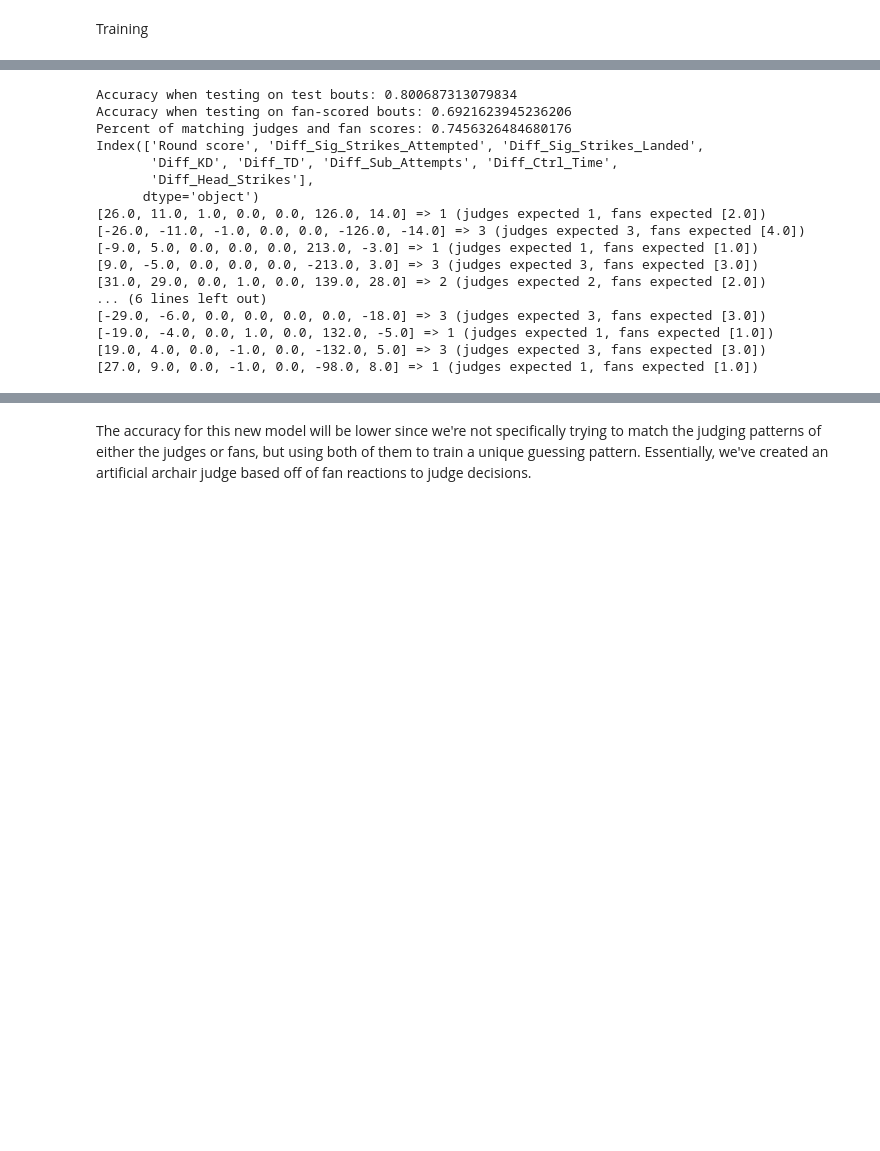
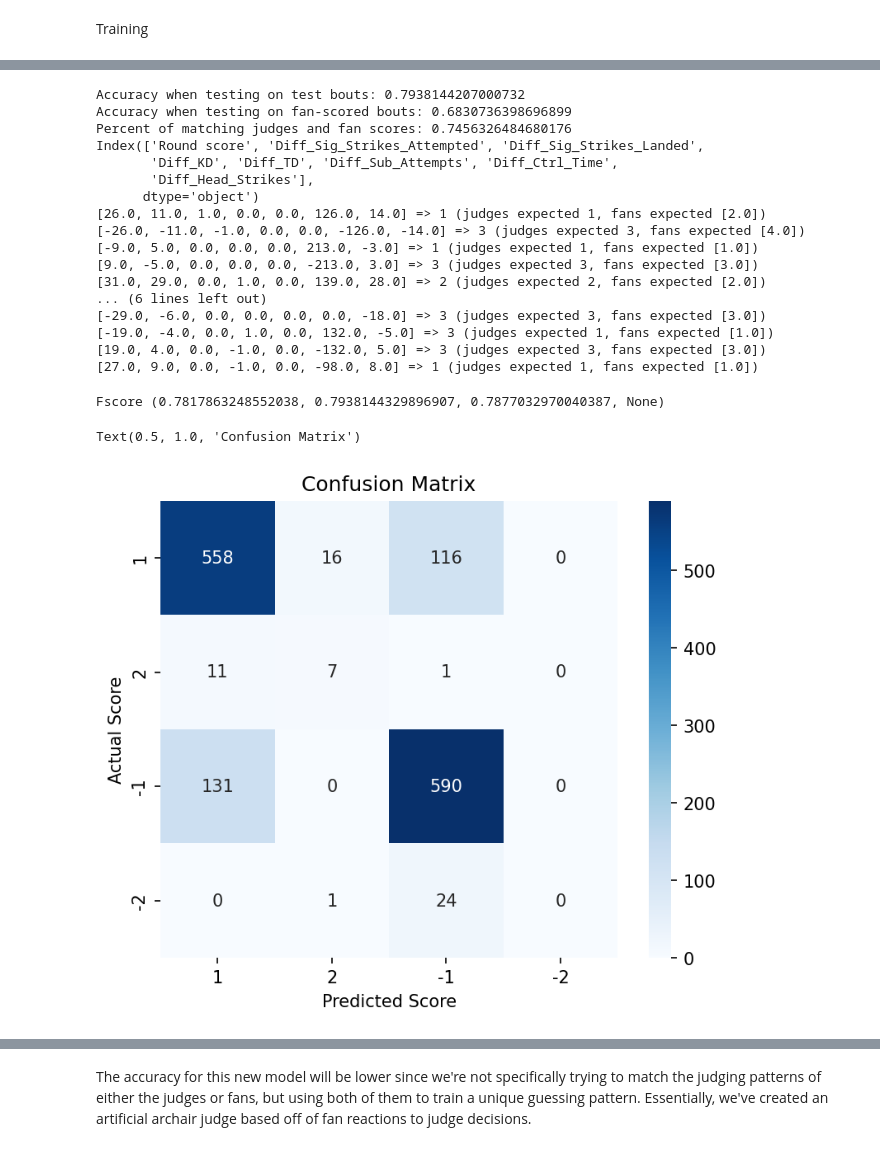
Before and after one commit to DylanBaut/MMA_Data_Analysis, a Jupyter notebook: notebook.ipynb, the cells around one changed output, grey strips where cells are left out. Cells and saved outputs as stored; diff of their text form; code cells hidden in the pictures; blank space fills up the shorter version.

Commit message:
added confusion matrix

```diff
--- a/notebook.ipynb
+++ b/notebook.ipynb
@@ -292,7 +292,7 @@ class_weights.append(1- ((( scores_df==1).sum())/len(rounds_df)) )
 class_weights.append(1- ((( scores_df==2).sum() +( scores_df==3).sum())/len(rounds_df)) )
 class_weights.append(1- ((( scores_df==-1).sum())/len(rounds_df)) )
 class_weights.append(1- ((( scores_df==-2).sum()+( scores_df==-3).sum())/len(rounds_df)) )
-
+class_weights=np.square(class_weights)
 print('class weights:',class_weights)
 loss_func = nn.CrossEntropyLoss(weight=torch.tensor(class_weights))
 def loss_fn1(y_pred, y_batch, X_batch):
@@ -380,5 +380,5 @@ def train(X_train, y_train, X_test, y_test, n_epochs, batch_size, model, loss_fn
     plt.legend()
     plt.show()
 # %%
-train(X_train1, y_train1, X_test1, y_test1, 65, 4, model1, loss_fn1, optimizer1, scheduler1)
+train(X_train1, y_train1, X_test1, y_test1, 70, 4, model1, loss_fn1, optimizer1, scheduler1)
 # %% [output]
@@ -436,8 +436,8 @@ print(rounds_df.columns)
 for i in range(15):
     print('%s => %s (judges expected %s, fans expected %s)' % (XFans[i].tolist(), predictions[i].tolist(), expectVals[i].tolist(), scoredFans2[i].tolist()))
 # %% [output]
-Accuracy when testing on test bouts: 0.800687313079834
-Accuracy when testing on fan-scored bouts: 0.6921623945236206
+Accuracy when testing on test bouts: 0.7938144207000732
+Accuracy when testing on fan-scored bouts: 0.6830736398696899
 Percent of matching judges and fan scores: 0.7456326484680176
 Index(['Round score', 'Diff_Sig_Strikes_Attempted', 'Diff_Sig_Strikes_Landed',
        'Diff_KD', 'Diff_TD', 'Diff_Sub_Attempts', 'Diff_Ctrl_Time',
@@ -450,6 +450,6 @@ Index(['Round score', 'Diff_Sig_Strikes_Attempted', 'Diff_Sig_Strikes_Landed',
 [31.0, 29.0, 0.0, 1.0, 0.0, 139.0, 28.0] => 2 (judges expected 2, fans expected [2.0])
 ... (6 lines left out)
 [-29.0, -6.0, 0.0, 0.0, 0.0, 0.0, -18.0] => 3 (judges expected 3, fans expected [3.0])
-[-19.0, -4.0, 0.0, 1.0, 0.0, 132.0, -5.0] => 1 (judges expected 1, fans expected [1.0])
+[-19.0, -4.0, 0.0, 1.0, 0.0, 132.0, -5.0] => 3 (judges expected 1, fans expected [1.0])
 [19.0, 4.0, 0.0, -1.0, 0.0, -132.0, 5.0] => 3 (judges expected 3, fans expected [3.0])
 [27.0, 9.0, 0.0, -1.0, 0.0, -98.0, 8.0] => 1 (judges expected 1, fans expected [1.0])
@@ -456 +461,20 @@ Index(['Round score', 'Diff_Sig_Strikes_Attempted', 'Diff_Sig_Strikes_Landed',
+# %%
+from sklearn.metrics import precision_recall_fscore_support
+from sklearn.metrics import confusion_matrix
+print('Fscore',precision_recall_fscore_support( most_likely(y_test1), most_likely(y_pred), average='weighted'))
+cm = confusion_matrix(most_likely(y_test1), most_likely(y_pred))
+
+plt.figure(dpi=150)
+sns.heatmap(cm, cmap=plt.cm.Blues, annot=True, square=True,
+           xticklabels=['1', '2', '-1', '-2',],
+           yticklabels=['1', '2', '-1', '-2',] ,fmt='.0f'
+           )
+
+plt.xlabel('Predicted Score')
+plt.ylabel('Actual Score')
+plt.title('Confusion Matrix')
+# %% [output]
+Fscore (0.7817863248552038, 0.7938144329896907, 0.7877032970040387, None)
+Text(0.5, 1.0, 'Confusion Matrix')
+[figure, added]
 # %% [markdown]
```
Also changed, not shown: parts of 6 cells of this notebook, 2 other files.
